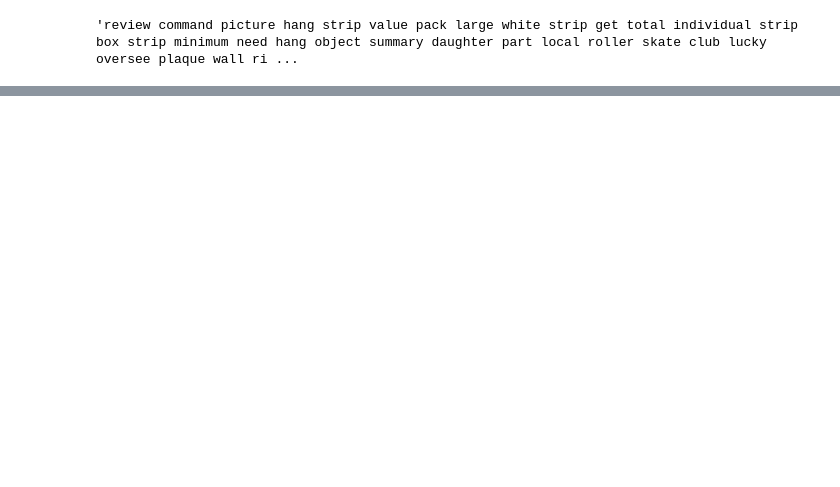
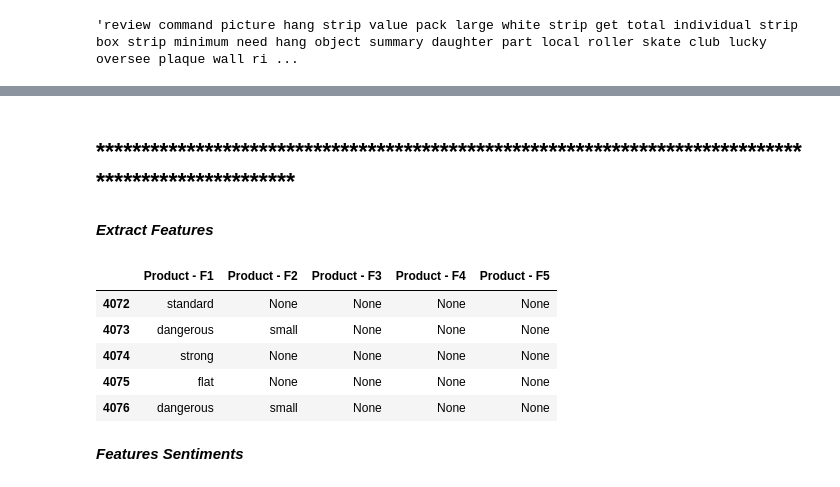
Before and after one commit to singhmanish979/Text-Anlaytics, a Jupyter notebook: Topic Modelling Assignments.ipynb, the cells around one changed output, grey strips where cells are left out. Saved outputs shown, nothing was run; the diff lists cells and outputs as text; code cells hidden in the pictures; blank space fills up the shorter version.

```diff
--- a/Topic Modelling Assignments.ipynb
+++ b/Topic Modelling Assignments.ipynb
@@ -182,2 +222,26 @@ http://pandas.pydata.org/pandas-docs/stable/indexing.html#ix-indexer-is-deprecat
 # %%
 pyLDAvis.save_html(LDAvis_prepared, './ldavis_prepared_'+ str(num_topics) +'.html')
+# %% [markdown]
+## ****************************************************************************************************
+# %% [markdown]
+*__Extract Features__*
+# %%
+def pos_tagged(sents, pos_tag=['ADJ']):
+    """https://spacy.io/usage/linguistic-features#pos-tagging"""
+    texts_out = []
+    doc = nlp(sents)
+    texts_out.extend([token.lemma_ for token in doc if token.pos_ in pos_tag])
+    return list(set(texts_out))
+# %%
+data['Features'] = data['Review'].apply(pos_tagged)
+# %%
+data[['Product - F1','Product - F2','Product - F3','Product - F4','Product - F5']] = pd.DataFrame(data['Features'].apply(lambda x: [y for y in x[:5]]).values.tolist(), index= data.index)
+# %%
+data[['Product - F1','Product - F2','Product - F3','Product - F4','Product - F5']] .tail()
+# %% [output]
+|  | Product - F1 | Product - F2 | Product - F3 | Product - F4 | Product - F5 |
+| 4072 | standard | None | None | None | None |
+| 4073 | dangerous | small | None | None | None |
+| 4074 | strong | None | None | None | None |
+| 4075 | flat | None | None | None | None |
+| 4076 | dangerous | small | None | None | None |
@@ -184,3 +257,5 @@ pyLDAvis.save_html(LDAvis_prepared, './ldavis_prepared_'+ str(num_topics) +'.htm
+# %% [markdown]
+*__Features Sentiments__*
 # %%
 # Sentiments Analyzer
 from vaderSentiment.vaderSentiment import SentimentIntensityAnalyzer
```
Also changed, not shown: parts of 42 cells of this notebook.
